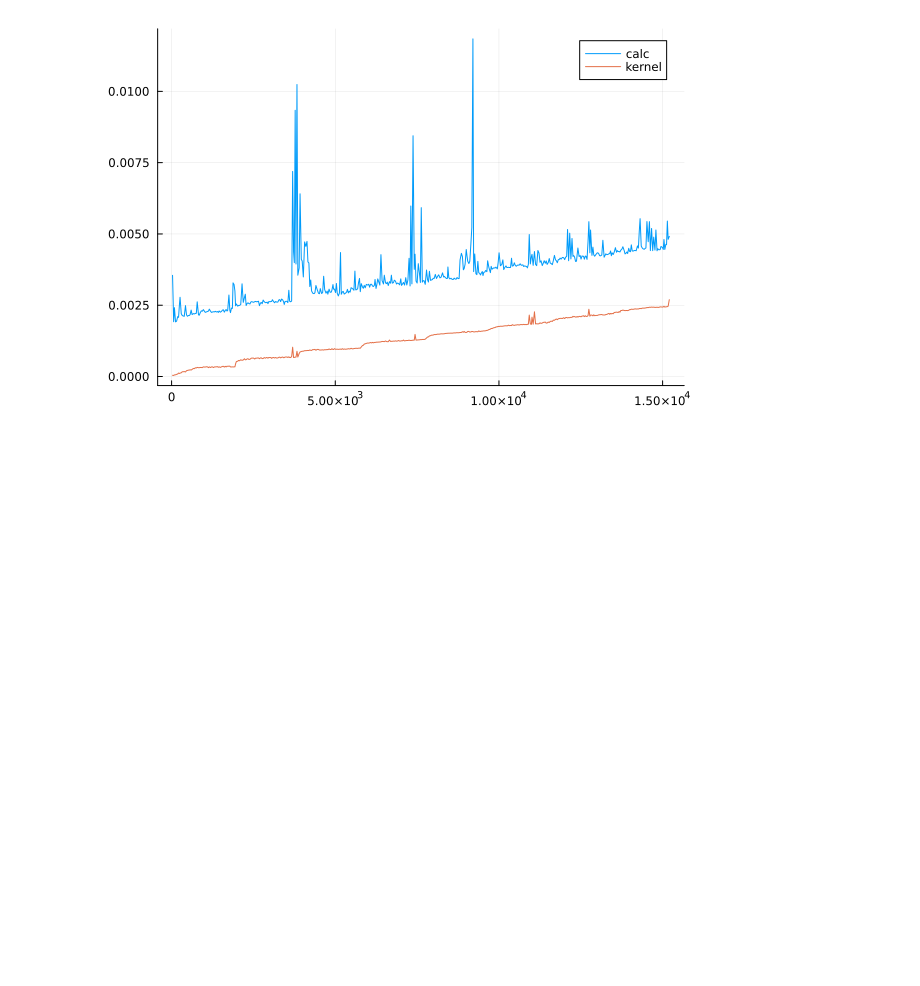
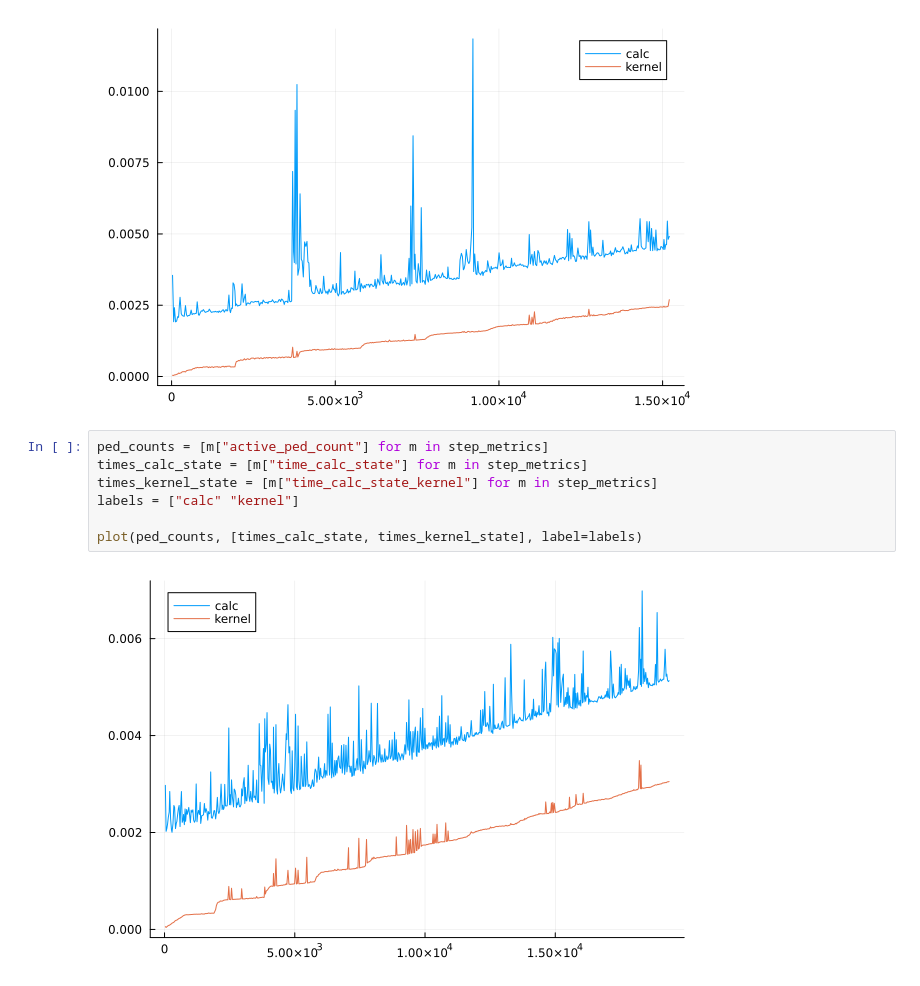
Before and after one commit to qt2/pedoni, a Jupyter notebook: benches/benchmark.ipynb, the cells around one changed output. Drawn from its saved outputs; the diff is of its cells as text; blank space fills up the shorter version.

```diff
--- a/benches/benchmark.ipynb
+++ b/benches/benchmark.ipynb
@@ -28,3 +28,12 @@ labels = ["calc" "kernel"]
 plot(ped_counts, [times_calc_state, times_kernel_state], label=labels)
 # %% [output]
 [figure]
+# %%
+ped_counts = [m["active_ped_count"] for m in step_metrics]
+times_calc_state = [m["time_calc_state"] for m in step_metrics]
+times_kernel_state = [m["time_calc_state_kernel"] for m in step_metrics]
+labels = ["calc" "kernel"]
+
+plot(ped_counts, [times_calc_state, times_kernel_state], label=labels)
+# %% [output]
+[figure, added]
```
Also changed, not shown: parts of 1 cell of this notebook, 6 other files.
